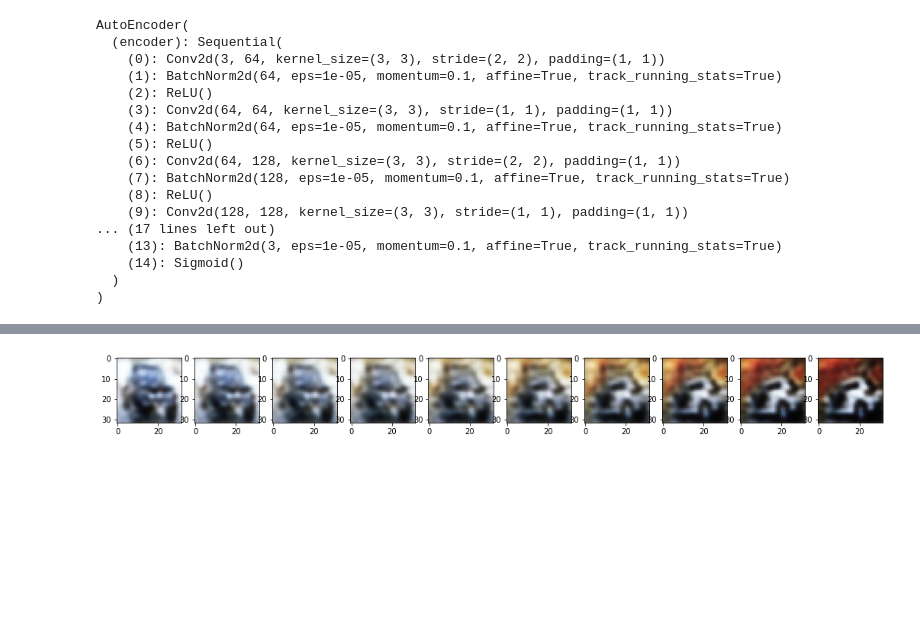
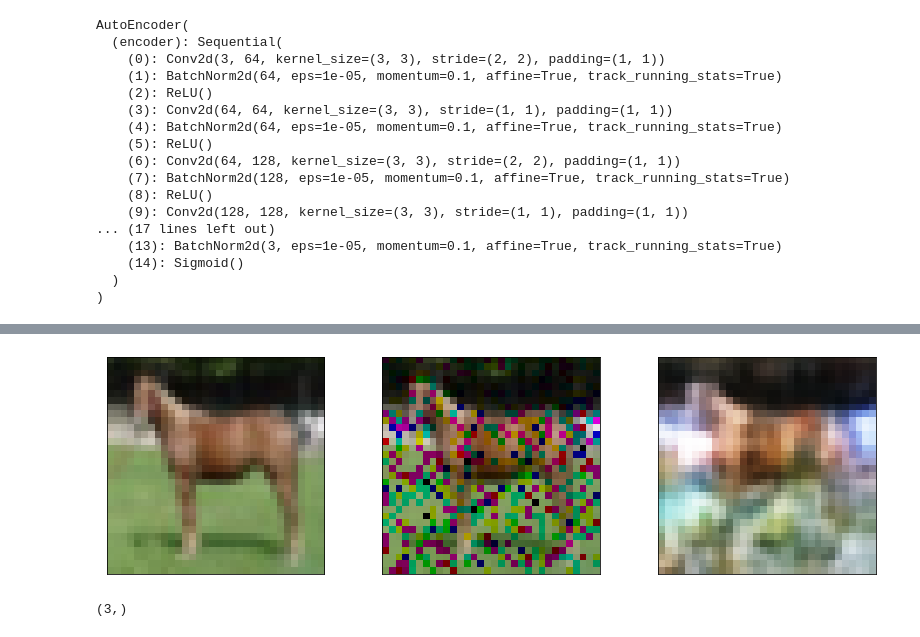
Before and after one commit to akash-agni/DeepLearning, a Jupyter notebook: Copy_of_Autoencoder_For_CIFAR10.ipynb, the cells around one changed output, grey strips where cells are left out. Cells and saved outputs as stored; diff of their text form; code cells hidden in the pictures; blank space fills up the shorter version.

```diff
--- a/Copy_of_Autoencoder_For_CIFAR10.ipynb
+++ b/Copy_of_Autoencoder_For_CIFAR10.ipynb
@@ -150,5 +150,6 @@ loss: 0.004597  [77/79]
 # %%
-predictions = model(torch.tensor(np.moveaxis(x_test, -1, 1), dtype=torch.float32).to(device))
+with torch.no_grad():
+  predictions = model(torch.tensor(np.moveaxis(x_test, -1, 1), dtype=torch.float32).to(device))
 # %%
 predictions = predictions.to('cpu').detach().numpy()
 # %%
@@ -175,5 +172,0 @@ e1, e2 = model.encoder(torch.tensor([a1,a2], dtype=torch.float32).to(device)).to
-# %%
-e = list()
-for i in range(10):
-  e.append((e1*(i/10)) + (e2*((10-i)/10)))
-e = torch.tensor(e, dtype=torch.float32)
@@ -182,9 +173,29 @@ d = model.decoder(e.to(device)).to('cpu').detach().numpy()
-# %%
-fig, ax = plt.subplots(figsize=(18,6), ncols=10)
-x = 0
-for i in d:
-  img = np.moveaxis(i, 0, -1)
-  ax[x].imshow(img)
-  x += 1
-# %% [output]
-[figure, removed]
+# %%
+noise = np.reshape(np.array([1 if np.random.randint(100) > 20 else 0 for i in range(32*32*3)]), (32,32,3))
+idx = np.random.randint(len(x_test))
+img = x_test[idx]
+img_n = img * noise
+img_c = model(torch.tensor(np.moveaxis(img_n[np.newaxis,:,:,:], -1, 1)).float().to(device))
+# %%
+fig, ax = plt.subplots(figsize=(14, 4), ncols=3)
+orig = img
+ax[0].imshow(orig)
+ax[0].get_xaxis().set_visible(False)
+ax[0].get_yaxis().set_visible(False)
+
+ns = img_n
+ax[1].imshow(ns)
+ax[1].get_xaxis().set_visible(False)
+ax[1].get_yaxis().set_visible(False)
+
+pred = img_c[0].detach().to('cpu').numpy()
+pred = np.moveaxis(pred, 0, -1)
+ax[2].imshow(pred)
+ax[2].get_xaxis().set_visible(False)
+ax[2].get_yaxis().set_visible(False)
+# %% [output]
+[figure, added]
+# %%
+pred.shape
+# %% [output]
+(3,)
```
Also changed, not shown: parts of 6 cells of this notebook.
